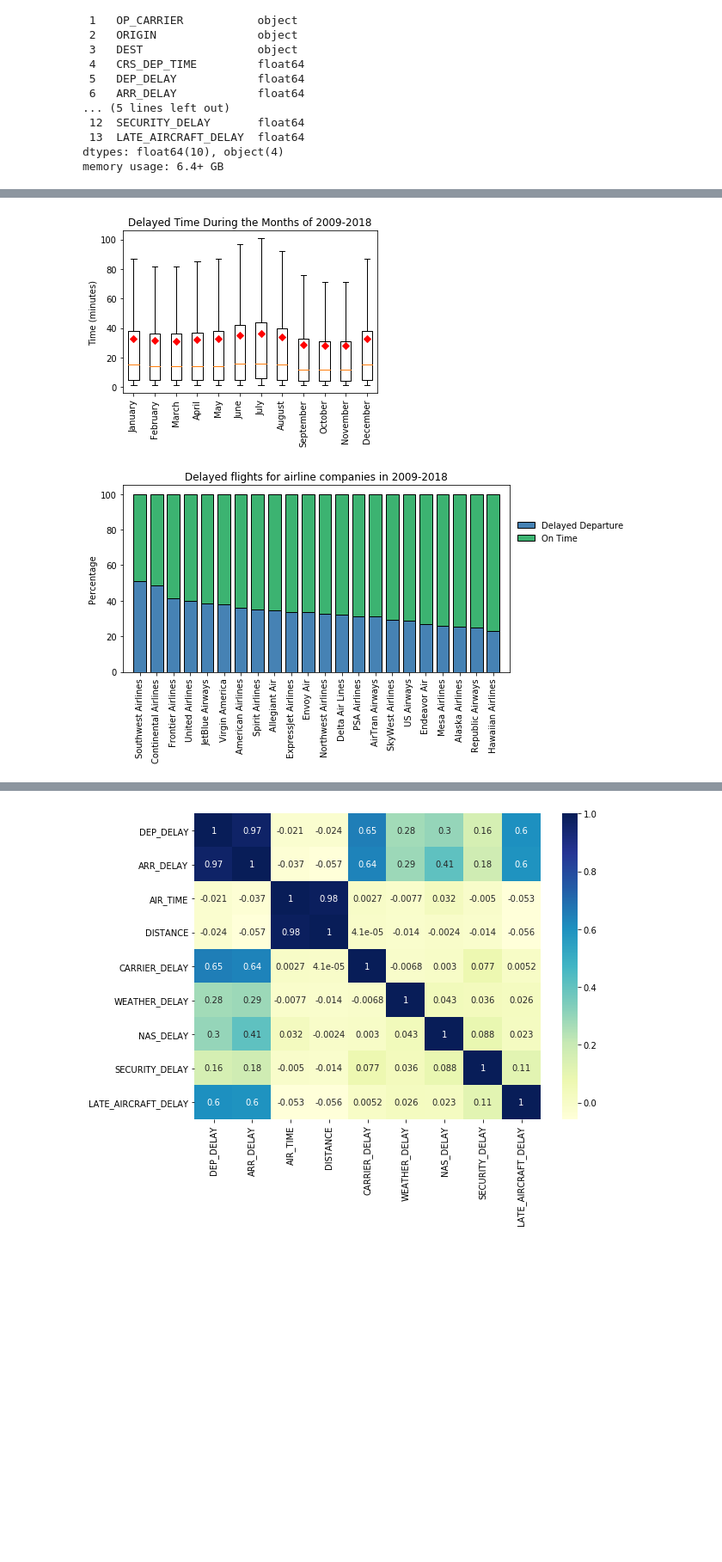
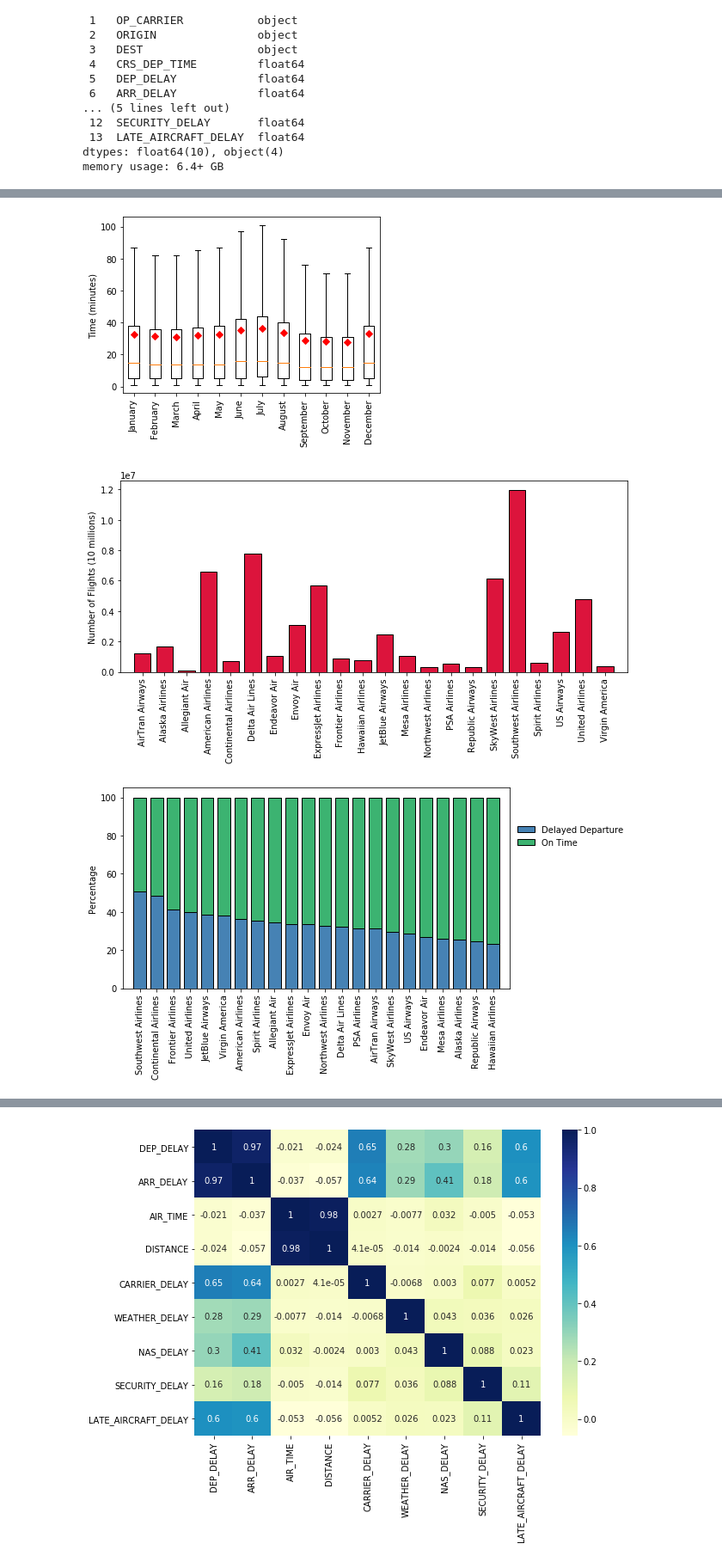
Before and after one commit to wcjohnchen/capstoneProject3, a Jupyter notebook: eda.ipynb, the cells around one changed output, grey strips where cells are left out. Shown at 86% size. Saved outputs shown, nothing was run; the diff lists cells and outputs as text; code cells hidden in the pictures; blank space fills up the shorter version.

```diff
--- a/eda.ipynb
+++ b/eda.ipynb
@@ -26,7 +26,7 @@ def plot_boxplot(data, x_pos, xticklabels, title, rotate):
     plt.tight_layout()
     plt.show()
 
-def plot_bar_graph(xrange, data1, data2, xticklabels, title, legend):
+def plot_bar_graph(xrange, data1, data2, xticklabels, title, legend): ### stacked bar graph
     ax.bar(np.arange(xrange), data1, color='steelblue', edgecolor="black", width=0.75)
     ax.bar(np.arange(xrange), data2, bottom=data1, edgecolor="black", color = 'mediumseagreen', width=0.75)
     ax.set_xticks(np.arange(xrange))
@@ -38,6 +38,16 @@ def plot_bar_graph(xrange, data1, data2, xticklabels, title, legend):
     plt.tight_layout()
     plt.show()
 
+def barGraph(xrange, data, xticklabels, ylabel, title):
+    ax.bar(np.arange(xrange), data, color='crimson', edgecolor="black", width=0.75)
+    ax.set_xticks(np.arange(xrange))
+    ax.set_xticklabels(xticklabels, rotation=90)
+    ax.set_xlim(-1,xrange)
+    ax.set_ylabel(ylabel)
+    ax.set_title(title)
+    plt.tight_layout()
+    plt.show()
+
 def correlation_matrix(df, title):
     sn.heatmap(df, cmap="YlGnBu", annot=True)
     ax.set_title(title, size=14)
@@ -451,34 +466,50 @@ data = [jan['DEP_DELAY'], feb['DEP_DELAY'], mar['DEP_DELAY'], apr['DEP_DELAY'],
 xticklabels = ['January', 'February', 'March', 'April', 'May', 'June', 'July', 'August', 'September', 'October', 'November', 'December']
 x_pos = np.arange(len(xticklabels))
 title = 'Delayed Time During the Months of 2009-2018'
+title = ''
 fig, ax = plt.subplots(figsize=(5,4))
 plot_boxplot(data, x_pos, xticklabels, title, 90)
 #fig.savefig('boxplotMonths.png')
 # %% [output]
-[figure, old version]
+[figure, new version]
 # %%
 ##### delayed flights for airline companies in 2009-2018
 airline_count = delay_time.groupby('OP_CARRIER')['DEP_DELAY'].count()
 not_delayed = flight3.groupby('OP_CARRIER')['DEP_DELAY'].count() - airline_count
 total = flight3.groupby('OP_CARRIER')['DEP_DELAY'].count()
 
 sort = (airline_count/total).sort_values(ascending=False)
 sort_airlines = sort.index.tolist()
 
 airlines = airline_count.index.tolist()
 legend = ['Delayed Departure', 'On Time']
 
+
+##### plot graph
+xrange = airline_count.shape[0]
+data = flight3.groupby('OP_CARRIER')['DEP_DELAY'].count()
+xticklabels = airline_count.index
+ylabel = 'Number of Flights (10 millions)'
+#title = 'Delayed flights for airline companies in 2009-2018'
+title = ''
+fig, ax = plt.subplots(figsize=(9,5))
+barGraph(xrange, data, xticklabels, ylabel, title)
+#fig.savefig('airline_count.png')
+
+
 ##### plot graph
 xrange = airline_count.shape[0]
 data1 = -np.sort(-airline_count/total*100)
 data2 = np.sort(not_delayed/total*100)
 xticklabels = sort_airlines
-title = 'Delayed flights for airline companies in 2009-2018'
+#title = 'Delayed flights for airline companies in 2009-2018'
+title = ''
 fig, ax = plt.subplots(figsize=(9,5))
 plot_bar_graph(xrange, data1, data2, xticklabels, title, legend)
 #fig.savefig('airline.png')
 # %% [output]
-[figure, old version]
+[figure, new version]
+[figure, added]
 # %%
 ##### delayed time for airline companies in 2009-2018
 fl = delay_time[delay_time['OP_CARRIER'] == 'AirTran Airways']
```
Also changed, not shown: parts of 8 cells of this notebook.
